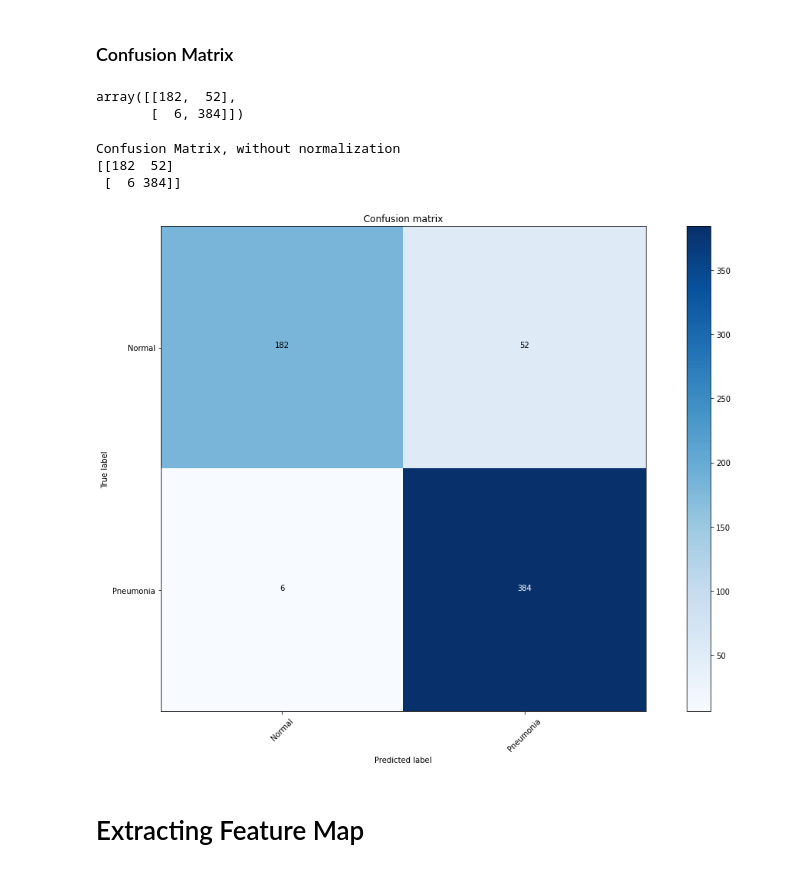
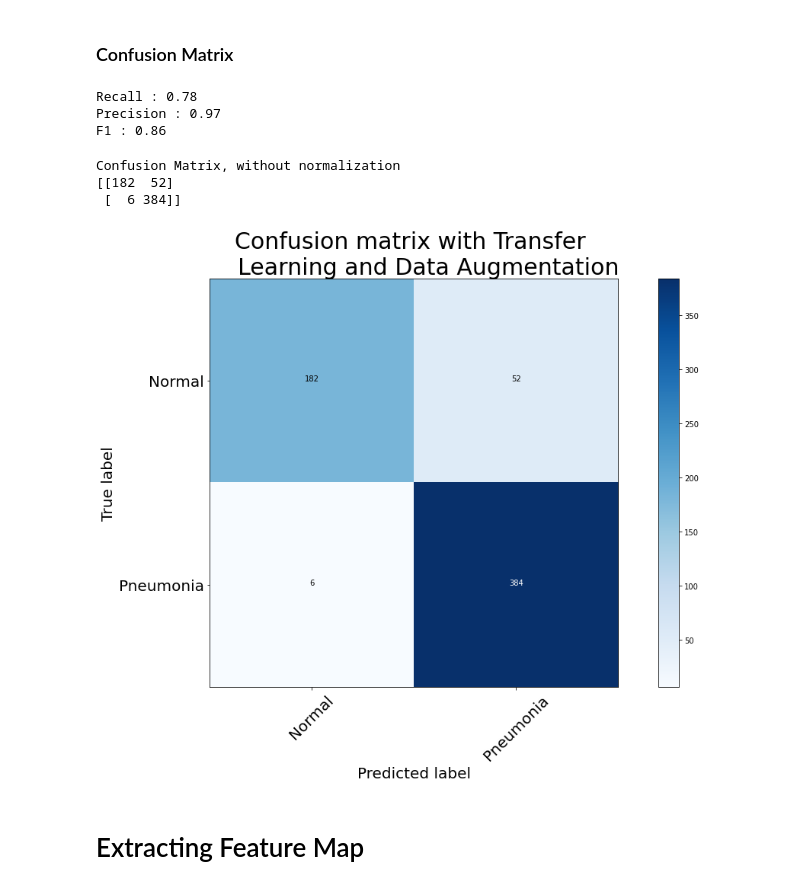
Before and after one commit to marmistead91/X-ray-Classification, a Jupyter notebook: Working Notebook.ipynb, the cells around one changed output. Drawn from its saved outputs; the diff is of its cells as text; code cells hidden in the pictures.

```diff
--- a/Working Notebook.ipynb
+++ b/Working Notebook.ipynb
@@ -619,29 +676,33 @@ _________________________________________________________________
 acc: 90.71%
 # %% [markdown]
 ### Confusion Matrix
+# %%
+test_imagesaug, test_labelsaug = next(test_generator2)
 # %%
 predicttl = modelloadtl.predict_generator(test_generator2)
 roundpredicttl = predicttl.round()
 # %%
 cm3 = confusion_matrix(test_labelsaug,roundpredicttl)
-# %%
-cm3
-# %% [output]
-array([[182,  52],
-       [  6, 384]])
+# %%
+au.prec_recall_f1(cm3)
+# %% [output]
+Recall : 0.78
+Precision : 0.97
+F1 : 0.86
 # %%
 classes = ['Normal', 'Pneumonia']
 # %%
 plt.figure(figsize=(15,10))
 au.plot_confusion_matrix(cm3, classes,
                           normalize=False,
-                          title='Confusion matrix',
+                          title='''Confusion matrix with Transfer
+    Learning and Data Augmentation''',
                           cmap=plt.cm.Blues)
 # %% [output]
 Confusion Matrix, without normalization
 [[182  52]
  [  6 384]]
-[figure, old version]
+[figure, new version]
 # %% [markdown]
 # Extracting Feature Map
 # %%
```
Also changed, not shown: parts of 28 cells of this notebook, 1 other file.
